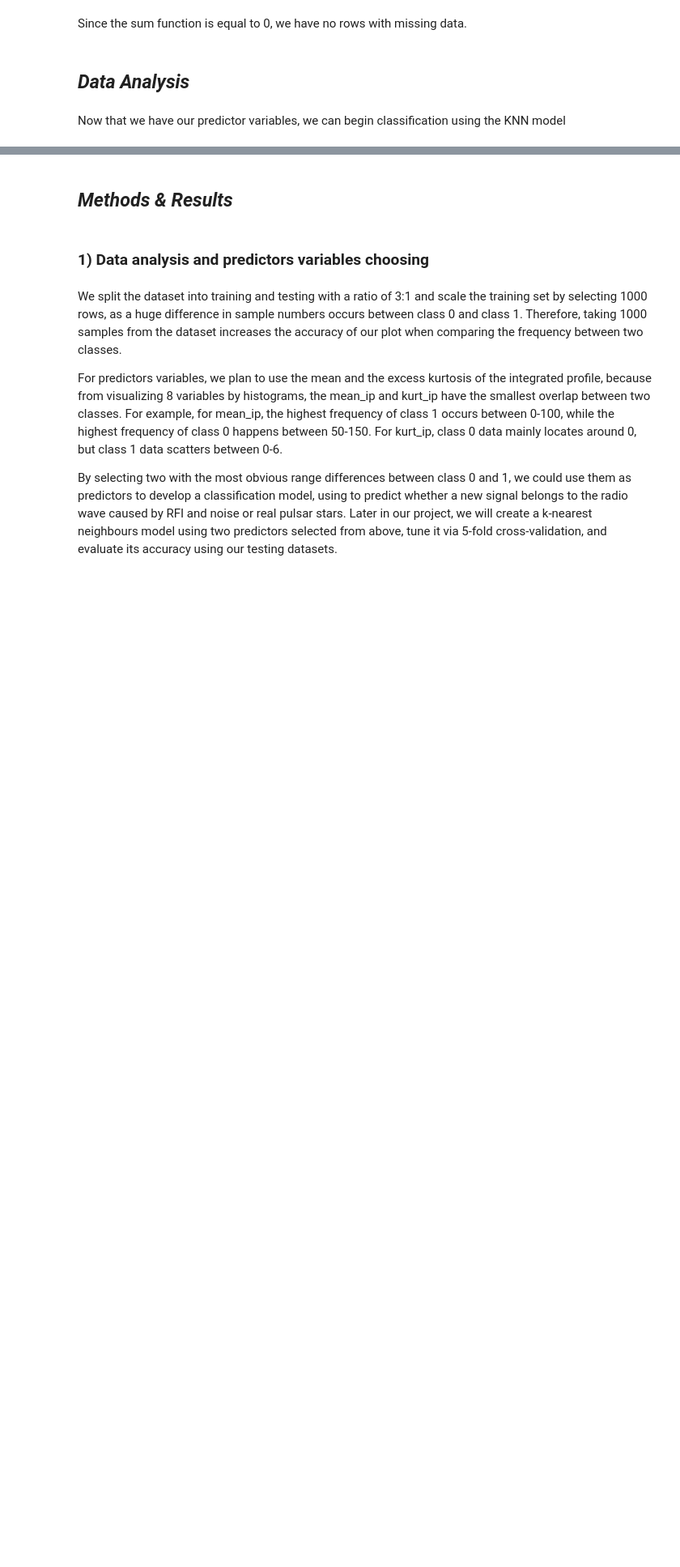
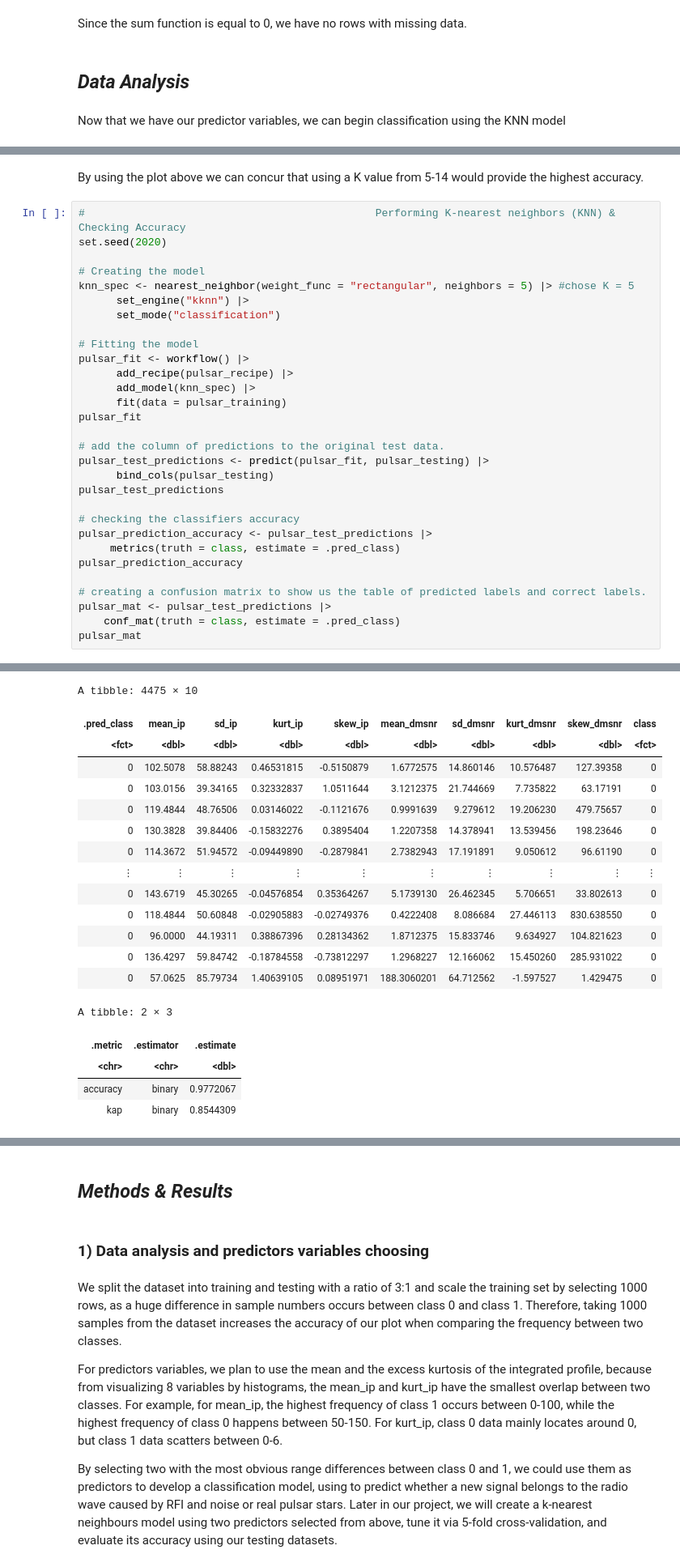
Before and after one commit to splashhhhhh/dsci100-grp165, a Jupyter notebook: Proposal.ipynb, the cells around one changed output, grey strips where cells are left out. Shown at 81% size. Saved outputs shown, nothing was run; the diff lists cells and outputs as text; blank space fills up the shorter version.

```diff
--- a/Proposal.ipynb
+++ b/Proposal.ipynb
@@ -275,0 +272,33 @@ ERROR: Error in initial_split(pulsar, prop = 0.75, strata = class): could not fi
+# %% [markdown]
+By using the plot above we can concur that using a K value from 5-14 would provide the highest accuracy.
+# %%
+#                                              Performing K-nearest neighbors (KNN) & Checking Accuracy
+set.seed(2020)
+
+# Creating the model
+knn_spec <- nearest_neighbor(weight_func = "rectangular", neighbors = 5) |> #chose K = 5
+      set_engine("kknn") |>
+      set_mode("classification")
+
+# Fitting the model
+pulsar_fit <- workflow() |>
+      add_recipe(pulsar_recipe) |>
+      add_model(knn_spec) |>
+      fit(data = pulsar_training)
+pulsar_fit
+
+# add the column of predictions to the original test data.
+pulsar_test_predictions <- predict(pulsar_fit, pulsar_testing) |>
+      bind_cols(pulsar_testing)
+pulsar_test_predictions
+
+# checking the classifiers accuracy
+pulsar_prediction_accuracy <- pulsar_test_predictions |>
+     metrics(truth = class, estimate = .pred_class)
+pulsar_prediction_accuracy
+
+# creating a confusion matrix to show us the table of predicted labels and correct labels.
+pulsar_mat <- pulsar_test_predictions |>
+    conf_mat(truth = class, estimate = .pred_class)
+pulsar_mat
+# %% [output]
@@ -275,0 +324,19 @@ ERROR: Error in initial_split(pulsar, prop = 0.75, strata = class): could not fi
+A tibble: 4475 × 10
+| .pred_class | mean_ip | sd_ip | kurt_ip | skew_ip | mean_dmsnr | sd_dmsnr | kurt_dmsnr | skew_dmsnr | class |
+| <fct> | <dbl> | <dbl> | <dbl> | <dbl> | <dbl> | <dbl> | <dbl> | <dbl> | <fct> |
+| 0 | 102.5078 | 58.88243 | 0.46531815 | -0.5150879 | 1.6772575 | 14.860146 | 10.576487 | 127.39358 | 0 |
+| 0 | 103.0156 | 39.34165 | 0.32332837 | 1.0511644 | 3.1212375 | 21.744669 | 7.735822 | 63.17191 | 0 |
+| 0 | 119.4844 | 48.76506 | 0.03146022 | -0.1121676 | 0.9991639 | 9.279612 | 19.206230 | 479.75657 | 0 |
+| 0 | 130.3828 | 39.84406 | -0.15832276 | 0.3895404 | 1.2207358 | 14.378941 | 13.539456 | 198.23646 | 0 |
+| 0 | 114.3672 | 51.94572 | -0.09449890 | -0.2879841 | 2.7382943 | 17.191891 | 9.050612 | 96.61190 | 0 |
+| ⋮ | ⋮ | ⋮ | ⋮ | ⋮ | ⋮ | ⋮ | ⋮ | ⋮ | ⋮ |
+| 0 | 143.6719 | 45.30265 | -0.04576854 | 0.35364267 | 5.1739130 | 26.462345 | 5.706651 | 33.802613 | 0 |
+| 0 | 118.4844 | 50.60848 | -0.02905883 | -0.02749376 | 0.4222408 | 8.086684 | 27.446113 | 830.638550 | 0 |
+| 0 | 96.0000 | 44.19311 | 0.38867396 | 0.28134362 | 1.8712375 | 15.833746 | 9.634927 | 104.821623 | 0 |
+| 0 | 136.4297 | 59.84742 | -0.18784558 | -0.73812297 | 1.2968227 | 12.166062 | 15.450260 | 285.931022 | 0 |
+| 0 | 57.0625 | 85.79734 | 1.40639105 | 0.08951971 | 188.3060201 | 64.712562 | -1.597527 | 1.429475 | 0 |
+A tibble: 2 × 3
+| .metric | .estimator | .estimate |
+| <chr> | <chr> | <dbl> |
+| accuracy | binary | 0.9772067 |
+| kap | binary | 0.8544309 |
```
Also changed, not shown: parts of 6 cells of this notebook.
